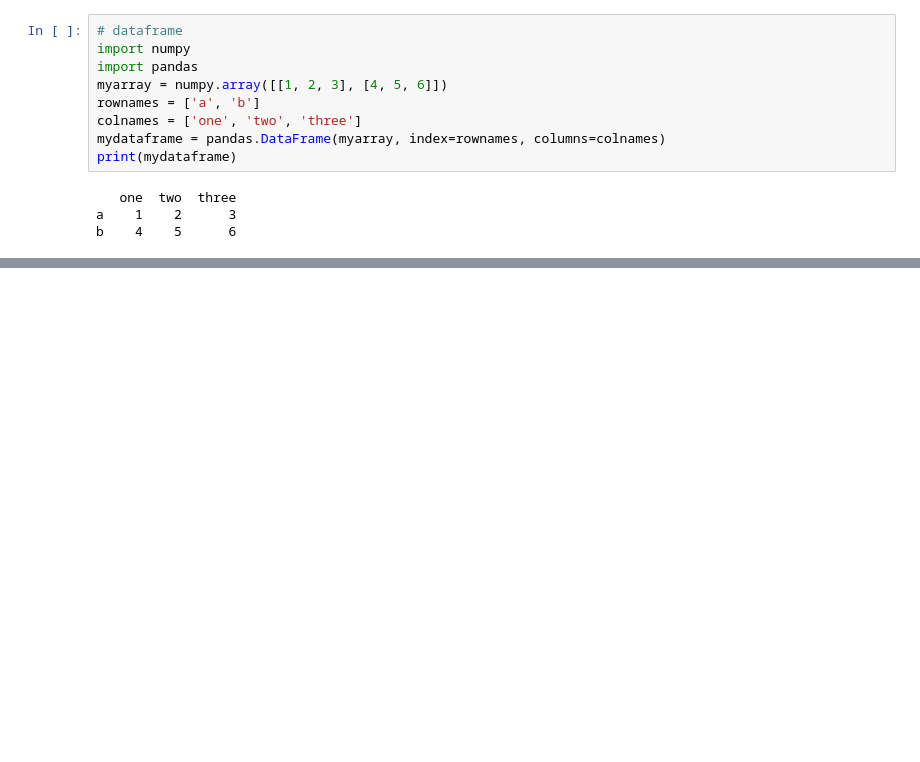
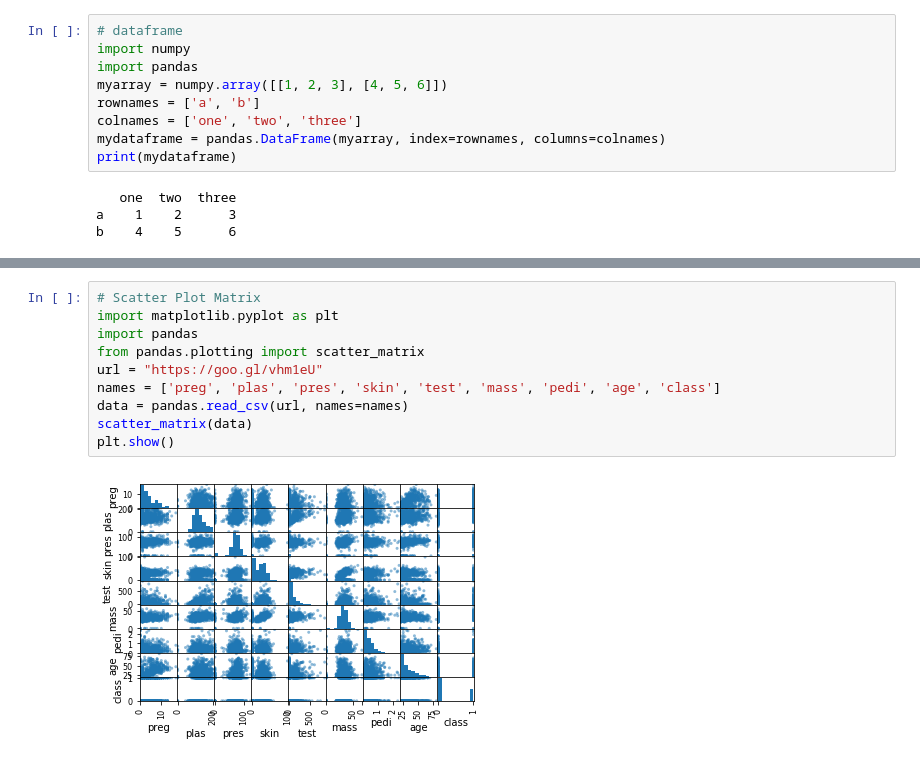
Before and after one commit to aattaran/Machine-Learning-with-Python, a Jupyter notebook: finding_donors/day2.ipynb, the cells around one changed output, grey strips where cells are left out. Saved outputs shown, nothing was run; the diff lists cells and outputs as text; blank space fills up the shorter version.

```diff
--- a/finding_donors/day2.ipynb
+++ b/finding_donors/day2.ipynb
@@ -50,0 +63,12 @@ print(data)
+# %%
+# Scatter Plot Matrix
+import matplotlib.pyplot as plt
+import pandas
+from pandas.plotting import scatter_matrix
+url = "https://goo.gl/vhm1eU"
+names = ['preg', 'plas', 'pres', 'skin', 'test', 'mass', 'pedi', 'age', 'class']
+data = pandas.read_csv(url, names=names)
+scatter_matrix(data)
+plt.show()
+# %% [output]
+[figure, added]
```
Also changed, not shown: parts of 2 cells of this notebook, 8 other files.
